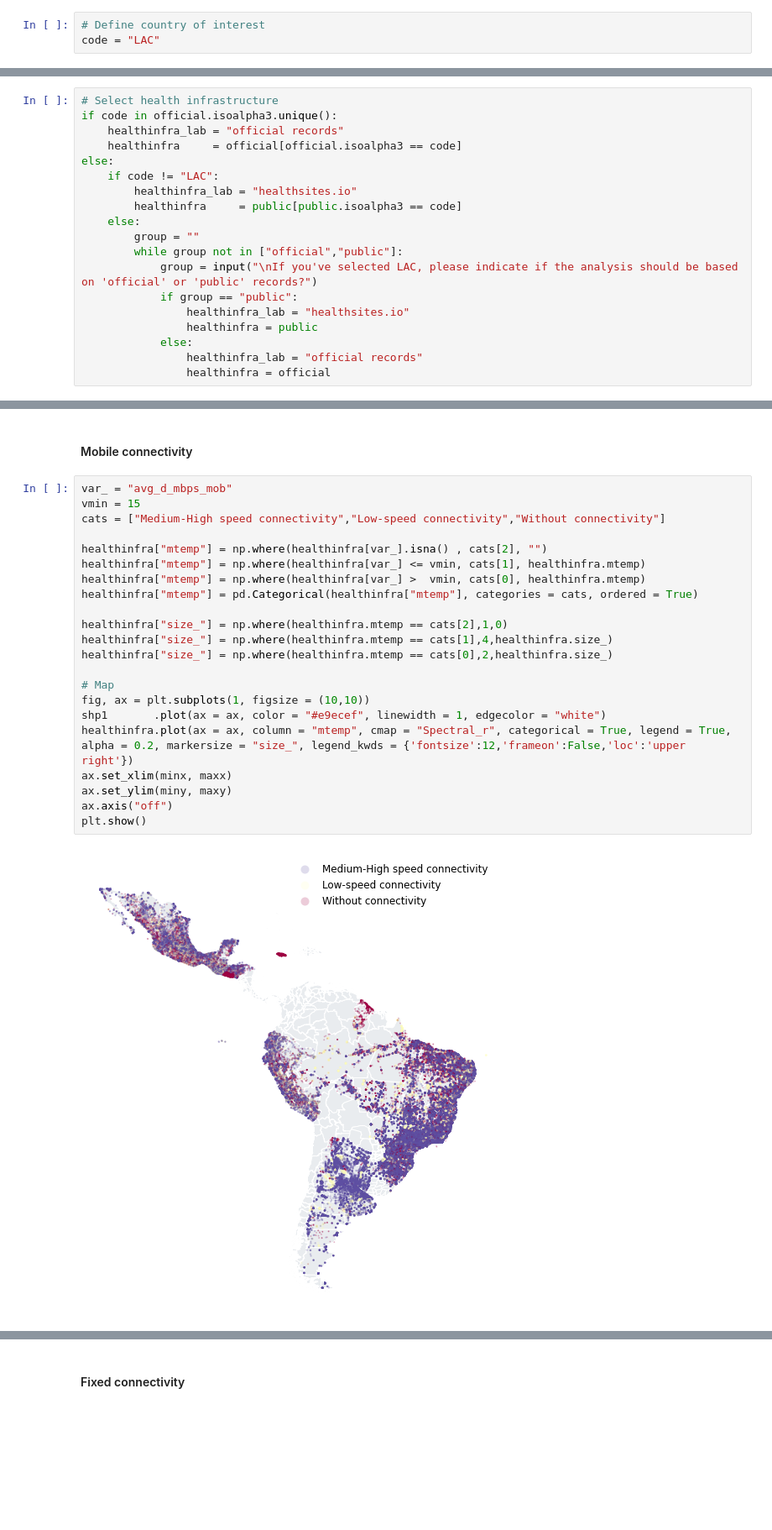
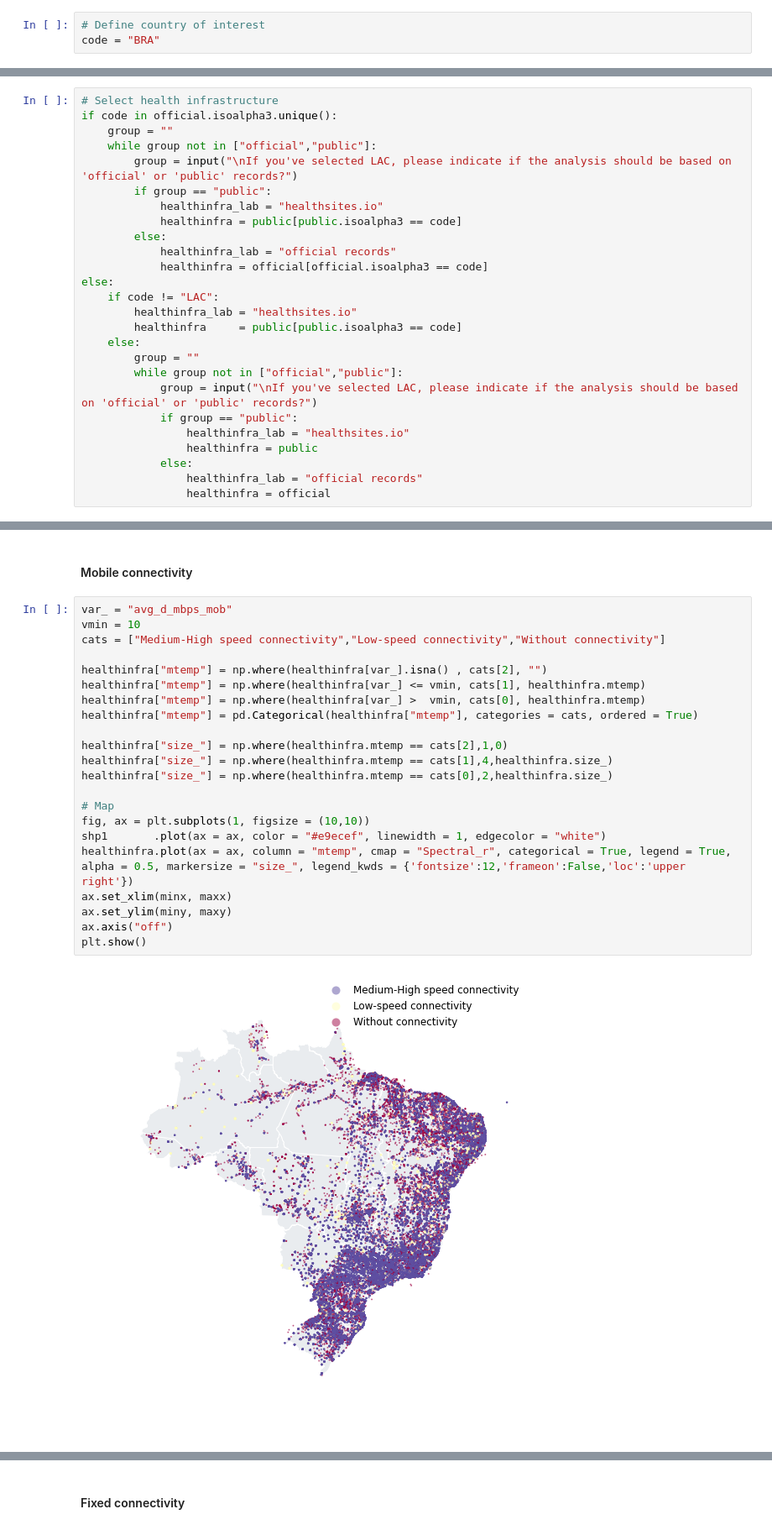
Before and after one commit to lgoyenec/geospatial_analytics_scl, a Jupyter notebook: exercises/connectivity.ipynb, the cells around one changed output, grey strips where cells are left out. Shown at 84% size. Drawn from its saved outputs; the diff is of its cells as text; blank space fills up the shorter version.

Commit message:
addnd preprocessing input()

```diff
--- a/exercises/connectivity.ipynb
+++ b/exercises/connectivity.ipynb
@@ -90,7 +90,7 @@ data  = get_iadb()
 codes = data.isoalpha3.tolist()
 # %%
 # Define country of interest
-code = "LAC"
+code = "BRA"
 # %% [markdown]
 ## 4. Preprocessing
 # %%
@@ -102,8 +102,15 @@ if code != "LAC":
 # %%
 # Select health infrastructure
 if code in official.isoalpha3.unique():
-    healthinfra_lab = "official records"
-    healthinfra     = official[official.isoalpha3 == code]
+    group = ""
+    while group not in ["official","public"]:
+        group = input("\nIf you've selected LAC, please indicate if the analysis should be based on 'official' or 'public' records?")
+        if group == "public":
+            healthinfra_lab = "healthsites.io"
+            healthinfra = public[public.isoalpha3 == code]
+        else:
+            healthinfra_lab = "official records"
+            healthinfra = official[official.isoalpha3 == code]
 else:
     if code != "LAC":
         healthinfra_lab = "healthsites.io"
@@ -310,28 +315,28 @@ Notes: A health center is considered to have connectivity if Ookla identifies at
 #### Mobile connectivity
 # %%
 var_ = "avg_d_mbps_mob"
-vmin = 15
+vmin = 10
 cats = ["Medium-High speed connectivity","Low-speed connectivity","Without connectivity"]
 
 healthinfra["mtemp"] = np.where(healthinfra[var_].isna() , cats[2], "")
 healthinfra["mtemp"] = np.where(healthinfra[var_] <= vmin, cats[1], healthinfra.mtemp)
 healthinfra["mtemp"] = np.where(healthinfra[var_] >  vmin, cats[0], healthinfra.mtemp)
 healthinfra["mtemp"] = pd.Categorical(healthinfra["mtemp"], categories = cats, ordered = True)
 
 healthinfra["size_"] = np.where(healthinfra.mtemp == cats[2],1,0)
 healthinfra["size_"] = np.where(healthinfra.mtemp == cats[1],4,healthinfra.size_)
 healthinfra["size_"] = np.where(healthinfra.mtemp == cats[0],2,healthinfra.size_)
 
 # Map
 fig, ax = plt.subplots(1, figsize = (10,10))
 shp1       .plot(ax = ax, color = "#e9ecef", linewidth = 1, edgecolor = "white")
-healthinfra.plot(ax = ax, column = "mtemp", cmap = "Spectral_r", categorical = True, legend = True, alpha = 0.2, markersize = "size_", legend_kwds = {'fontsize':12,'frameon':False,'loc':'upper right'})
+healthinfra.plot(ax = ax, column = "mtemp", cmap = "Spectral_r", categorical = True, legend = True, alpha = 0.5, markersize = "size_", legend_kwds = {'fontsize':12,'frameon':False,'loc':'upper right'})
 ax.set_xlim(minx, maxx)
 ax.set_ylim(miny, maxy)
 ax.axis("off")
 plt.show()
 # %% [output]
-[figure, old version]
+[figure, new version]
 # %%
 # Results
 main_ = healthinfra.mtemp.value_counts(dropna = False).reset_index()
```
Also changed, not shown: parts of 16 cells of this notebook.
